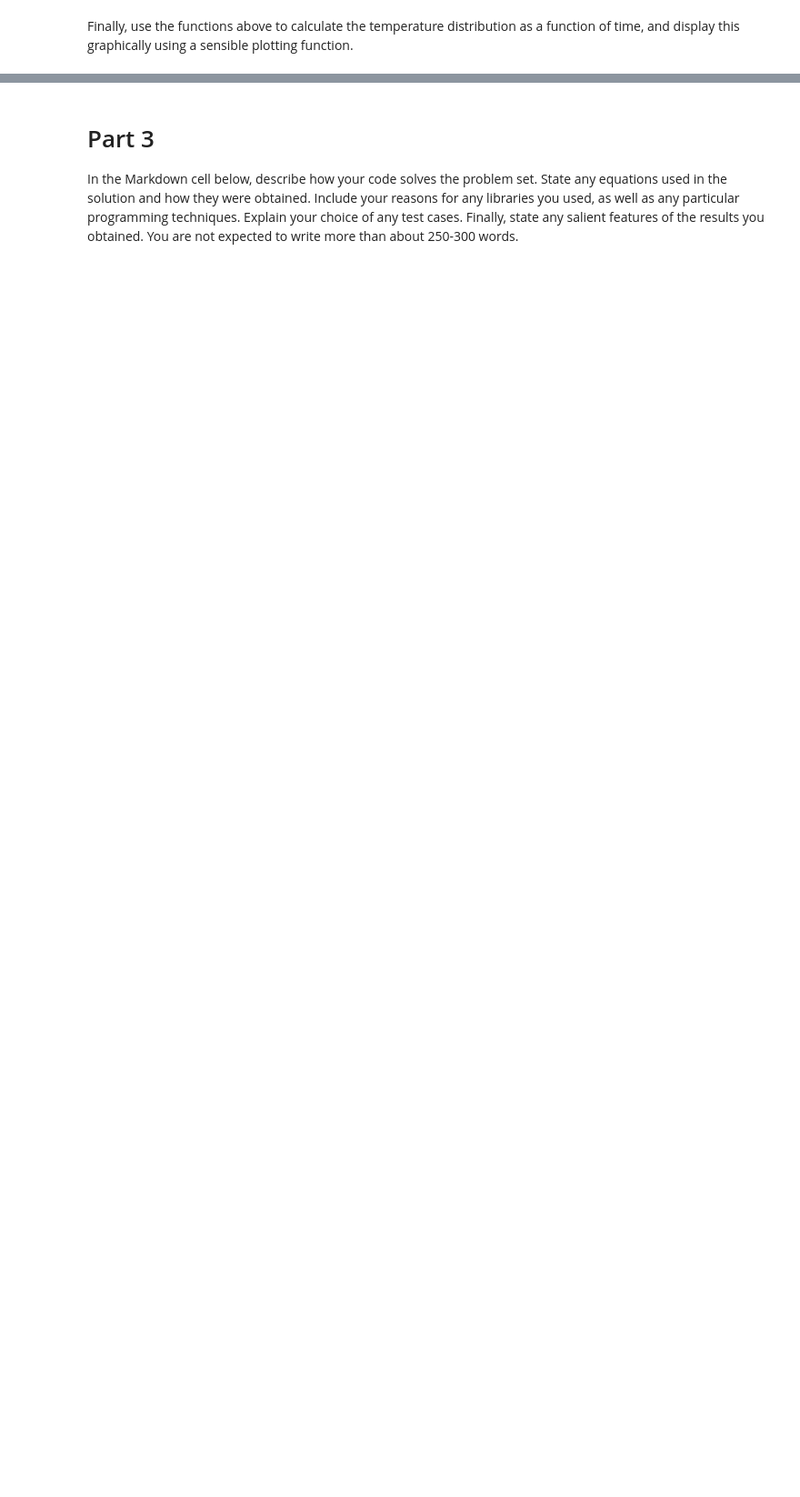
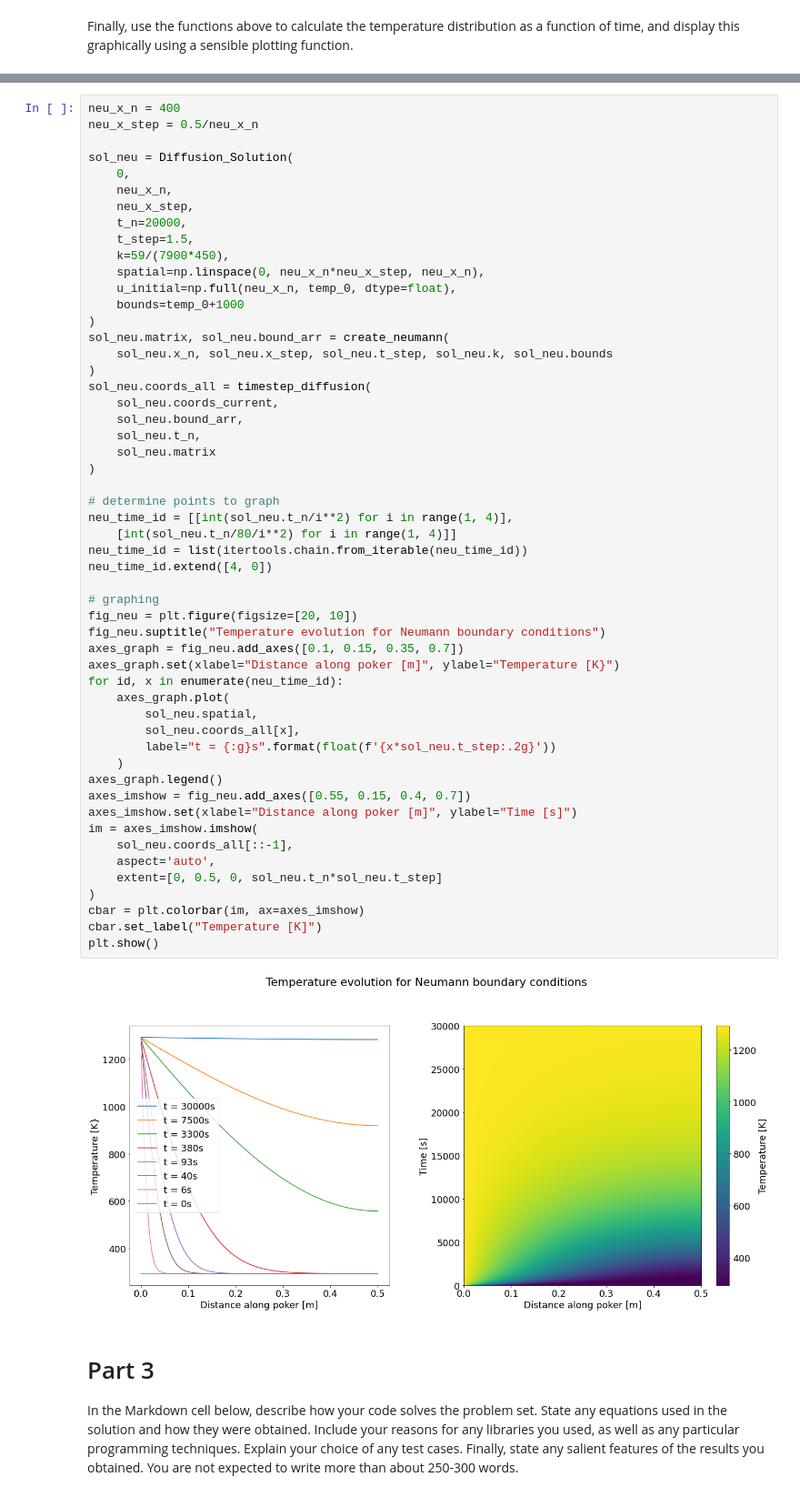
Before and after one commit to tw19816/Uni_2021_2022, a Jupyter notebook: Exercise_3/Exercise-3.ipynb, the cells around one changed output, grey strips where cells are left out. Shown: that part at 91% size. Drawn from its saved outputs; the diff is of its cells as text; blank space fills up the shorter version.

```diff
--- a/Exercise_3/Exercise-3.ipynb
+++ b/Exercise_3/Exercise-3.ipynb
@@ -632,3 +690,58 @@ plt.show()
+# %%
+neu_x_n = 400
+neu_x_step = 0.5/neu_x_n
+
+sol_neu = Diffusion_Solution(
+    0,
+    neu_x_n,
+    neu_x_step,
+    t_n=20000,
+    t_step=1.5,
+    k=59/(7900*450),
+    spatial=np.linspace(0, neu_x_n*neu_x_step, neu_x_n),
+    u_initial=np.full(neu_x_n, temp_0, dtype=float),
+    bounds=temp_0+1000
+)
+sol_neu.matrix, sol_neu.bound_arr = create_neumann(
+    sol_neu.x_n, sol_neu.x_step, sol_neu.t_step, sol_neu.k, sol_neu.bounds
+)
+sol_neu.coords_all = timestep_diffusion(
+    sol_neu.coords_current,
+    sol_neu.bound_arr,
+    sol_neu.t_n,
+    sol_neu.matrix
+)
+
+# determine points to graph
+neu_time_id = [[int(sol_neu.t_n/i**2) for i in range(1, 4)],
+    [int(sol_neu.t_n/80/i**2) for i in range(1, 4)]]
+neu_time_id = list(itertools.chain.from_iterable(neu_time_id))
+neu_time_id.extend([4, 0])
+
+# graphing
+fig_neu = plt.figure(figsize=[20, 10])
+fig_neu.suptitle("Temperature evolution for Neumann boundary conditions")
+axes_graph = fig_neu.add_axes([0.1, 0.15, 0.35, 0.7])
+axes_graph.set(xlabel="Distance along poker [m]", ylabel="Temperature [K}")
+for id, x in enumerate(neu_time_id):
+    axes_graph.plot(
+        sol_neu.spatial,
+        sol_neu.coords_all[x],
+        label="t = {:g}s".format(float(f'{x*sol_neu.t_step:.2g}'))
+    )
+axes_graph.legend()
+axes_imshow = fig_neu.add_axes([0.55, 0.15, 0.4, 0.7])
+axes_imshow.set(xlabel="Distance along poker [m]", ylabel="Time [s]")
+im = axes_imshow.imshow(
+    sol_neu.coords_all[::-1],
+    aspect='auto',
+    extent=[0, 0.5, 0, sol_neu.t_n*sol_neu.t_step]
+)
+cbar = plt.colorbar(im, ax=axes_imshow)
+cbar.set_label("Temperature [K]")
+plt.show()
+# %% [output]
+[figure, added]
 # %% [markdown]
 # Part 3
 
```
Also changed, not shown: parts of 11 cells of this notebook.
